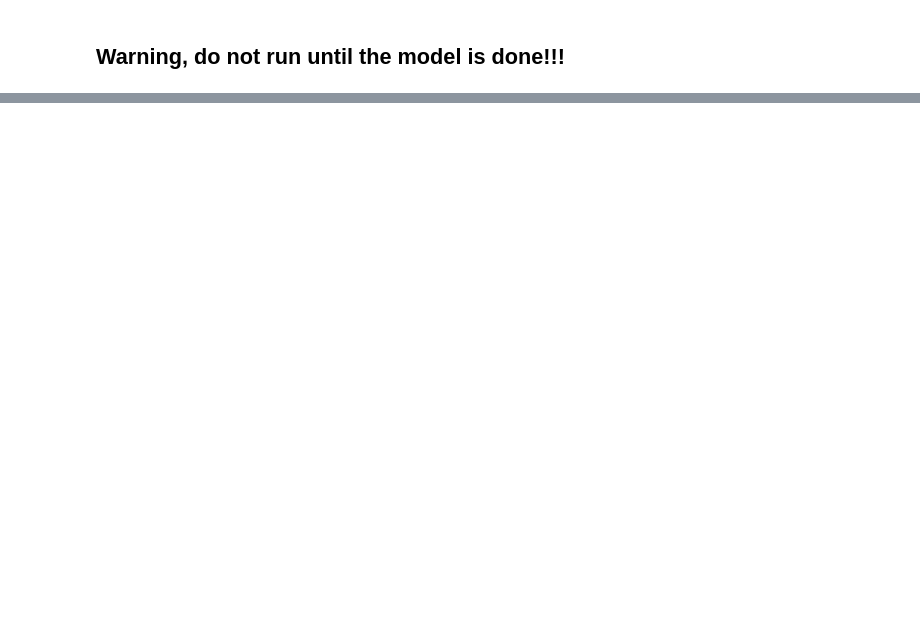
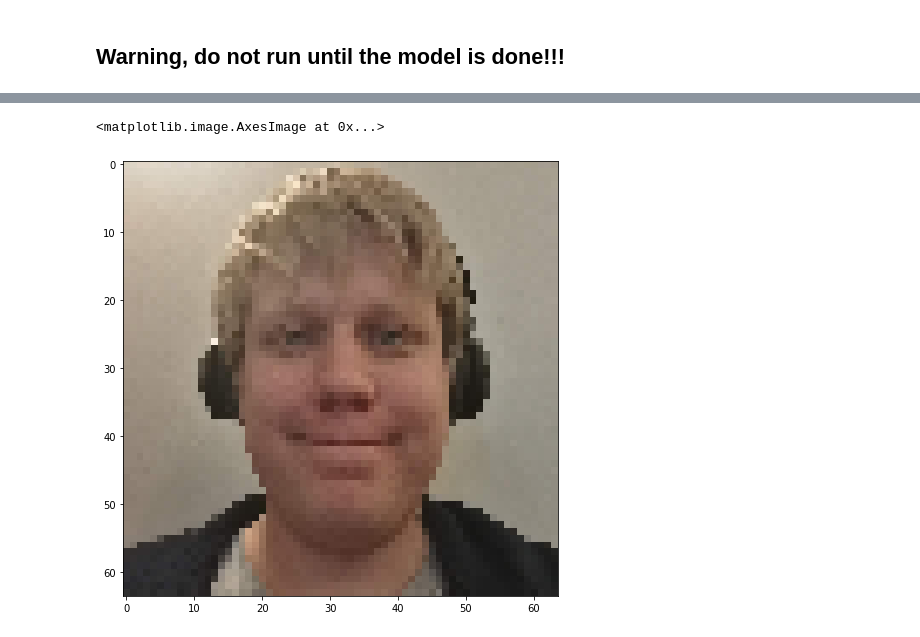
Before and after one commit to CogitoNTNU/face-aging, a Jupyter notebook: CNN.ipynb, the cells around one changed output, grey strips where cells are left out. Cells and saved outputs as stored; diff of their text form; code cells hidden in the pictures; blank space fills up the shorter version.

```diff
--- a/CNN.ipynb
+++ b/CNN.ipynb
@@ -396,0 +476,21 @@ print(final_model_metrics)
+# %%
+def load_images(image_paths, image_shape = (64, 64, 3)):
+    # Load image
+    data_generator = image.ImageDataGenerator(rescale=1. / 255)
+    loaded_image = image.load_img(image_paths, target_size=image_shape)
+
+    # Convert PIL image to numpy ndarray
+    loaded_image = image.img_to_array(loaded_image)
+
+    # Add another dimension (Add batch dimension)
+    loaded_image = np.expand_dims(loaded_image, axis=0)
+
+    return data_generator.standardize(loaded_image)
+# %%
+my_face = load_images('IMG_20191016_135708.jpg')
+# %%
+plt.figure(figsize=(12, 8))
+plt.imshow(my_face[0])
+# %% [output]
+<matplotlib.image.AxesImage at 0x...>
+[figure, added]
```
Also changed, not shown: parts of 22 cells of this notebook.
